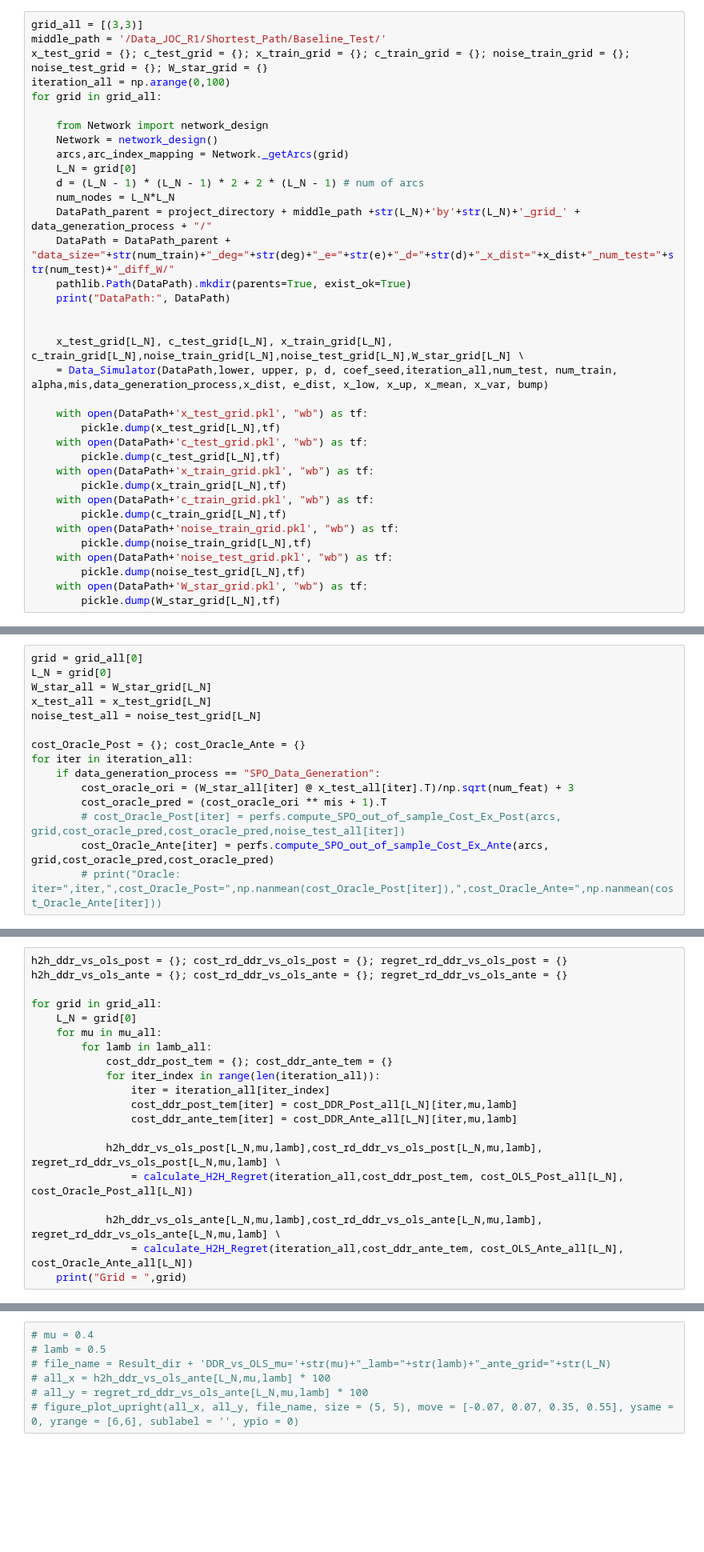
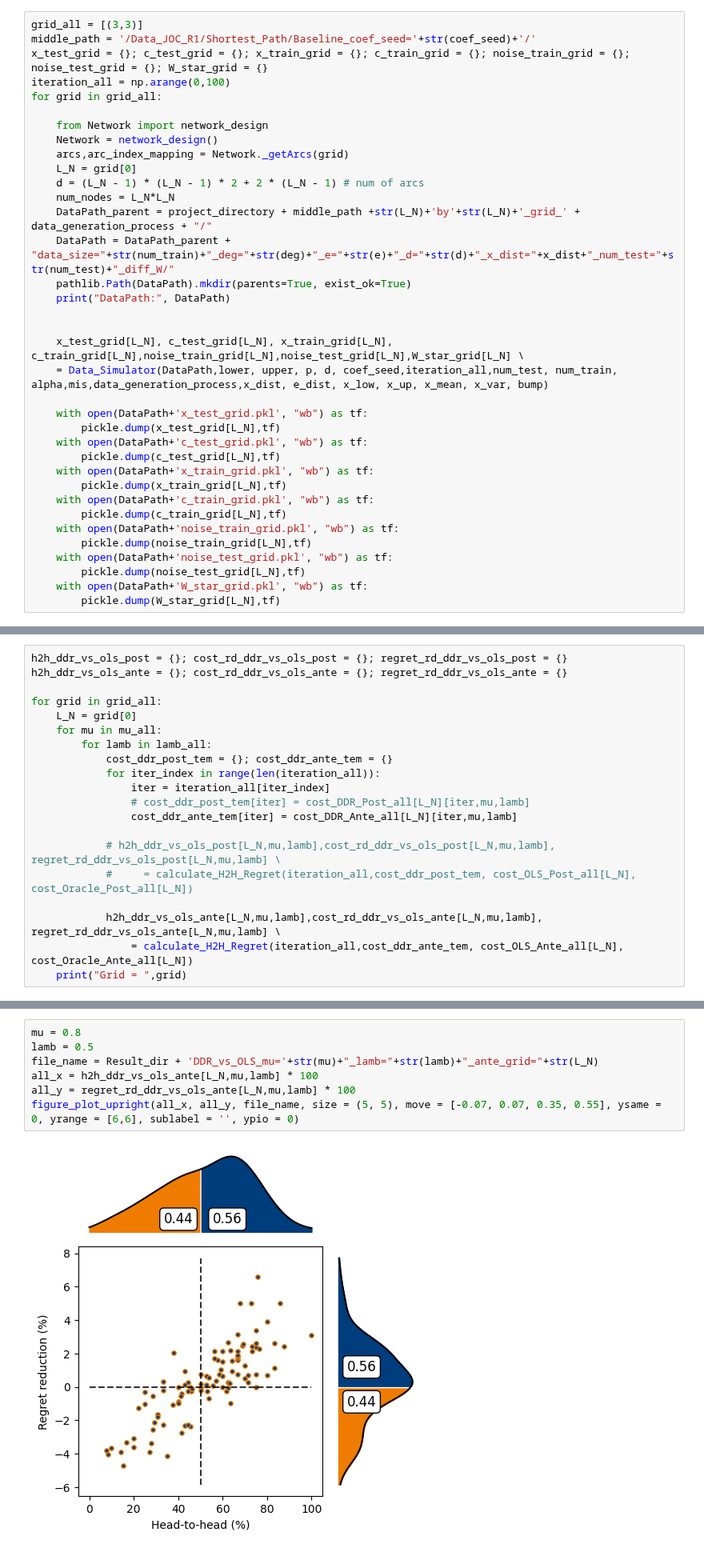
Before and after one commit to xunzhang-sjtu/Decision_Driven_Regularization, a Jupyter notebook: JOC_R1/Shortest_Path_Reproduce/Baseline_ReProduce.ipynb, the cells around one changed output, grey strips where cells are left out. Shown at 80% size. Cells and saved outputs as stored; diff of their text form; blank space fills up the shorter version.

Commit message:
update for shortest path

```diff
--- a/JOC_R1/Shortest_Path_Reproduce/Baseline_ReProduce.ipynb
+++ b/JOC_R1/Shortest_Path_Reproduce/Baseline_ReProduce.ipynb
@@ -183,7 +183,7 @@ project_directory = os.path.dirname(os.path.dirname(os.path.dirname(parent_direc
 ### Network
 # %%
 grid_all = [(3,3)]
-middle_path = '/Data_JOC_R1/Shortest_Path/Baseline_Test/'
+middle_path = '/Data_JOC_R1/Shortest_Path/Baseline_coef_seed='+str(coef_seed)+'/'
 x_test_grid = {}; c_test_grid = {}; x_train_grid = {}; c_train_grid = {}; noise_train_grid = {}; noise_test_grid = {}; W_star_grid = {}
 iteration_all = np.arange(0,100)
 for grid in grid_all:
@@ -222,18 +222,3 @@ DataPath: /Users/zhangxun/Dropbox/Research/Decision_Driven_Regularization/Data_J
-# %%
-grid = grid_all[0]
-L_N = grid[0]
-W_star_all = W_star_grid[L_N]
-x_test_all = x_test_grid[L_N]
-noise_test_all = noise_test_grid[L_N]
-
-cost_Oracle_Post = {}; cost_Oracle_Ante = {}
-for iter in iteration_all:
-    if data_generation_process == "SPO_Data_Generation":
-        cost_oracle_ori = (W_star_all[iter] @ x_test_all[iter].T)/np.sqrt(num_feat) + 3
-        cost_oracle_pred = (cost_oracle_ori ** mis + 1).T
-        # cost_Oracle_Post[iter] = perfs.compute_SPO_out_of_sample_Cost_Ex_Post(arcs, grid,cost_oracle_pred,cost_oracle_pred,noise_test_all[iter])
-        cost_Oracle_Ante[iter] = perfs.compute_SPO_out_of_sample_Cost_Ex_Ante(arcs, grid,cost_oracle_pred,cost_oracle_pred)
-        # print("Oracle: iter=",iter,",cost_Oracle_Post=",np.nanmean(cost_Oracle_Post[iter]),",cost_Oracle_Ante=",np.nanmean(cost_Oracle_Ante[iter]))
 # %%
 cost_Oracle_Post_all = {}; cost_Oracle_Ante_all = {}
 cost_OLS_Post_all = {}; cost_OLS_Ante_all = {}
@@ -364,11 +382,11 @@ for grid in grid_all:
             cost_ddr_post_tem = {}; cost_ddr_ante_tem = {}
             for iter_index in range(len(iteration_all)):
                 iter = iteration_all[iter_index]
-                cost_ddr_post_tem[iter] = cost_DDR_Post_all[L_N][iter,mu,lamb]
+                # cost_ddr_post_tem[iter] = cost_DDR_Post_all[L_N][iter,mu,lamb]
                 cost_ddr_ante_tem[iter] = cost_DDR_Ante_all[L_N][iter,mu,lamb]
 
-            h2h_ddr_vs_ols_post[L_N,mu,lamb],cost_rd_ddr_vs_ols_post[L_N,mu,lamb], regret_rd_ddr_vs_ols_post[L_N,mu,lamb] \
-                = calculate_H2H_Regret(iteration_all,cost_ddr_post_tem, cost_OLS_Post_all[L_N], cost_Oracle_Post_all[L_N])
+            # h2h_ddr_vs_ols_post[L_N,mu,lamb],cost_rd_ddr_vs_ols_post[L_N,mu,lamb], regret_rd_ddr_vs_ols_post[L_N,mu,lamb] \
+            #     = calculate_H2H_Regret(iteration_all,cost_ddr_post_tem, cost_OLS_Post_all[L_N], cost_Oracle_Post_all[L_N])
 
             h2h_ddr_vs_ols_ante[L_N,mu,lamb],cost_rd_ddr_vs_ols_ante[L_N,mu,lamb], regret_rd_ddr_vs_ols_ante[L_N,mu,lamb] \
                 = calculate_H2H_Regret(iteration_all,cost_ddr_ante_tem, cost_OLS_Ante_all[L_N], cost_Oracle_Ante_all[L_N])
@@ -491,12 +511,14 @@ def figure_plot_upright(all_x, all_y, figure_name, size = (5, 5), move = [-0.07,
 # all_y = regret_rd_ddr_vs_ols_post[L_N,mu,lamb] * 100
 # figure_plot_upright(all_x, all_y, file_name, size = (5, 5), move = [-0.07, 0.07, 0.35, 0.55], ysame = 0, yrange = [6,6], sublabel = '', ypio = 0)
 # %%
-# mu = 0.4
-# lamb = 0.5
-# file_name = Result_dir + 'DDR_vs_OLS_mu='+str(mu)+"_lamb="+str(lamb)+"_ante_grid="+str(L_N)
-# all_x = h2h_ddr_vs_ols_ante[L_N,mu,lamb] * 100
-# all_y = regret_rd_ddr_vs_ols_ante[L_N,mu,lamb] * 100
-# figure_plot_upright(all_x, all_y, file_name, size = (5, 5), move = [-0.07, 0.07, 0.35, 0.55], ysame = 0, yrange = [6,6], sublabel = '', ypio = 0)
+mu = 0.8
+lamb = 0.5
+file_name = Result_dir + 'DDR_vs_OLS_mu='+str(mu)+"_lamb="+str(lamb)+"_ante_grid="+str(L_N)
+all_x = h2h_ddr_vs_ols_ante[L_N,mu,lamb] * 100
+all_y = regret_rd_ddr_vs_ols_ante[L_N,mu,lamb] * 100
+figure_plot_upright(all_x, all_y, file_name, size = (5, 5), move = [-0.07, 0.07, 0.35, 0.55], ysame = 0, yrange = [6,6], sublabel = '', ypio = 0)
+# %% [output]
+[figure, added]
 # %% [markdown]
 ### Impact of Network Structure
 # %%
```
Also changed, not shown: parts of 5 cells of this notebook.
